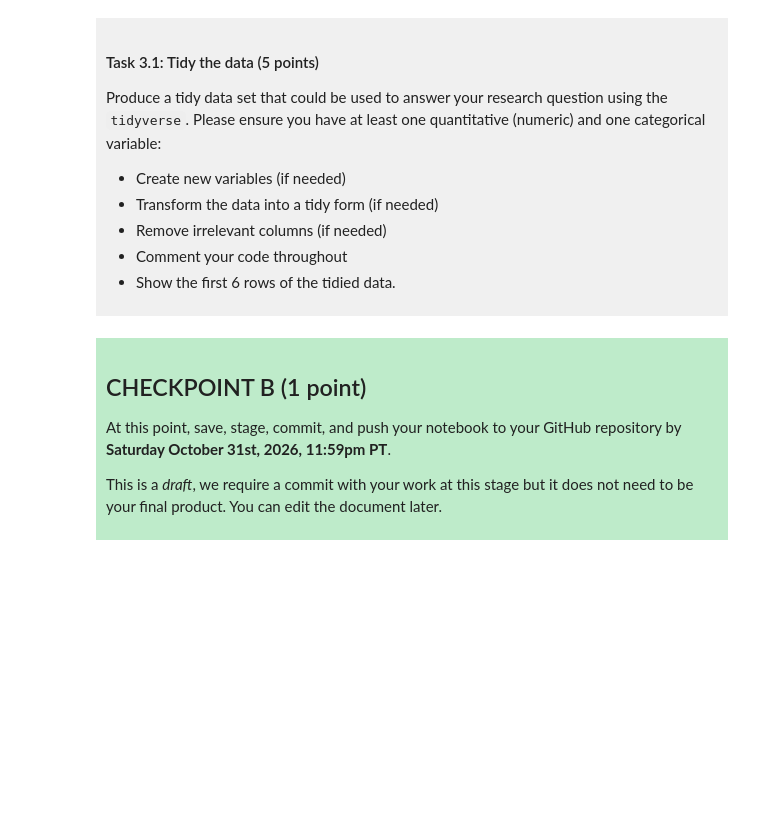
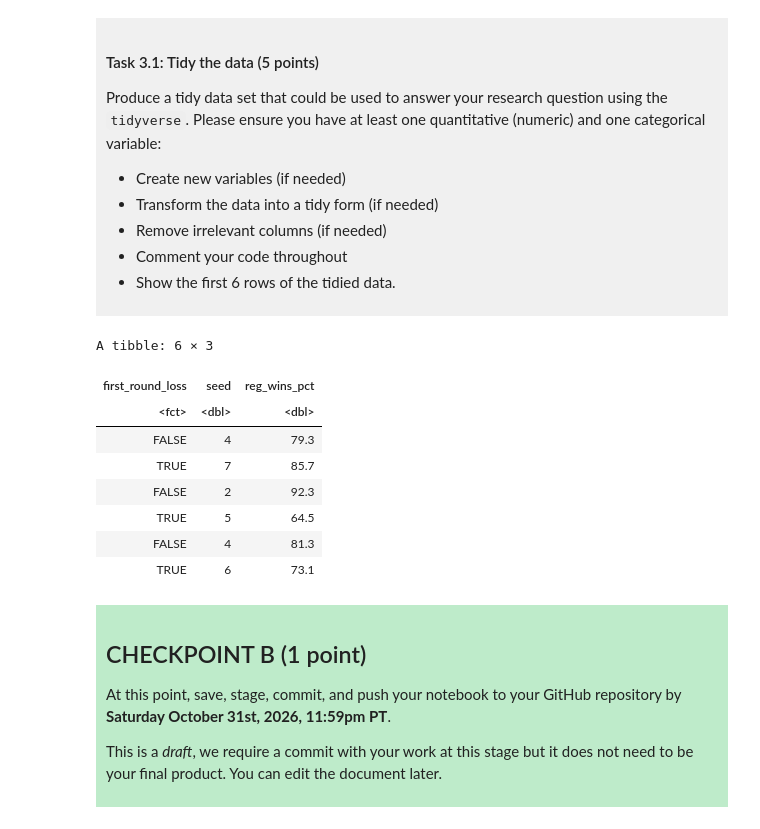
Before and after one commit to jaminwujw-ux/Jamin-s-DSCI-Project, a Jupyter notebook: dsci-100-project-notebook.ipynb, the cells around one changed output. Drawn from its saved outputs; the diff is of its cells as text; code cells hidden in the pictures; blank space fills up the shorter version.

```diff
--- a/dsci-100-project-notebook.ipynb
+++ b/dsci-100-project-notebook.ipynb
@@ -189,7 +210,22 @@ Produce a tidy data set that could be used to answer your research question usin
 
 </div>
 # %%
-### EDIT THIS CODE CELL ###
+tidy_data <- data |>
+    filter(seed > 0) |>
+    mutate(first_round_loss = as_factor(tourney_wins == 0)) |> # 0 wins in tourney means lost first round
+    select(first_round_loss, seed, reg_wins_pct)
+
+head(tidy_data)
+# %% [output]
+A tibble: 6 × 3
+| first_round_loss | seed | reg_wins_pct |
+| <fct> | <dbl> | <dbl> |
+| FALSE | 4 | 79.3 |
+| TRUE | 7 | 85.7 |
+| FALSE | 2 | 92.3 |
+| TRUE | 5 | 64.5 |
+| FALSE | 4 | 81.3 |
+| TRUE | 6 | 73.1 |
 # %% [markdown]
 <div style="background-color: #beebca; padding: 10px;">
 
```
Also changed, not shown: parts of 3 cells of this notebook.
